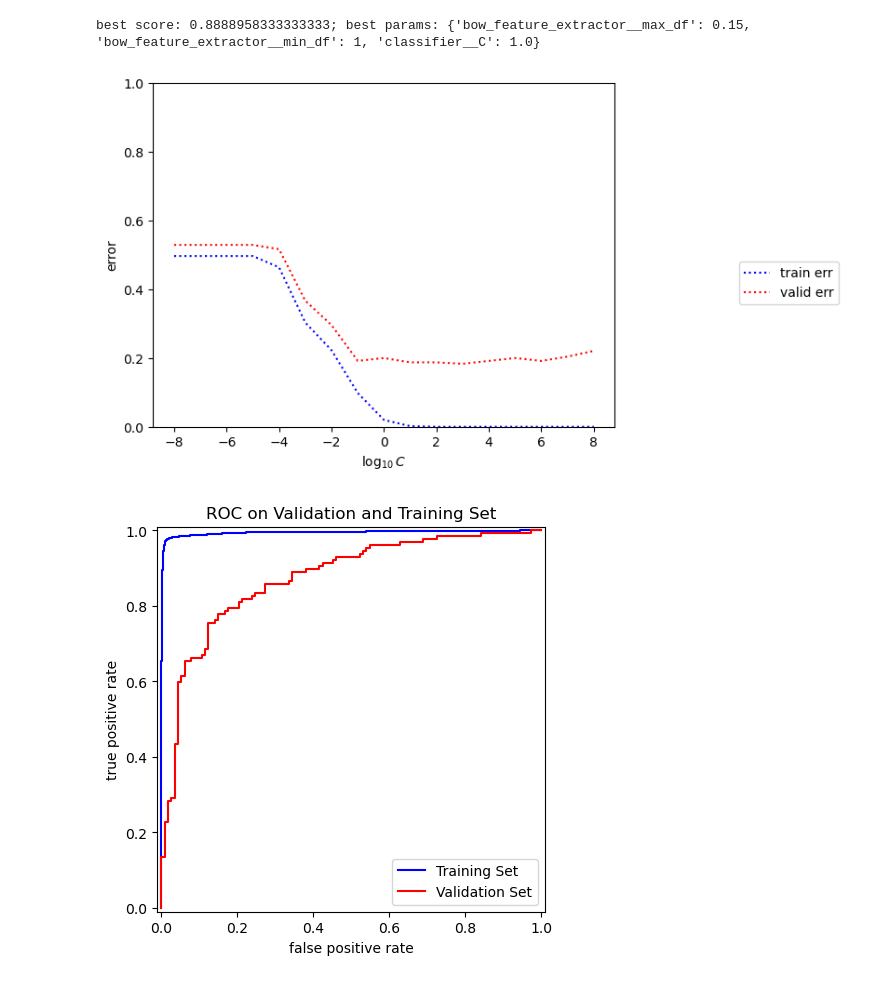
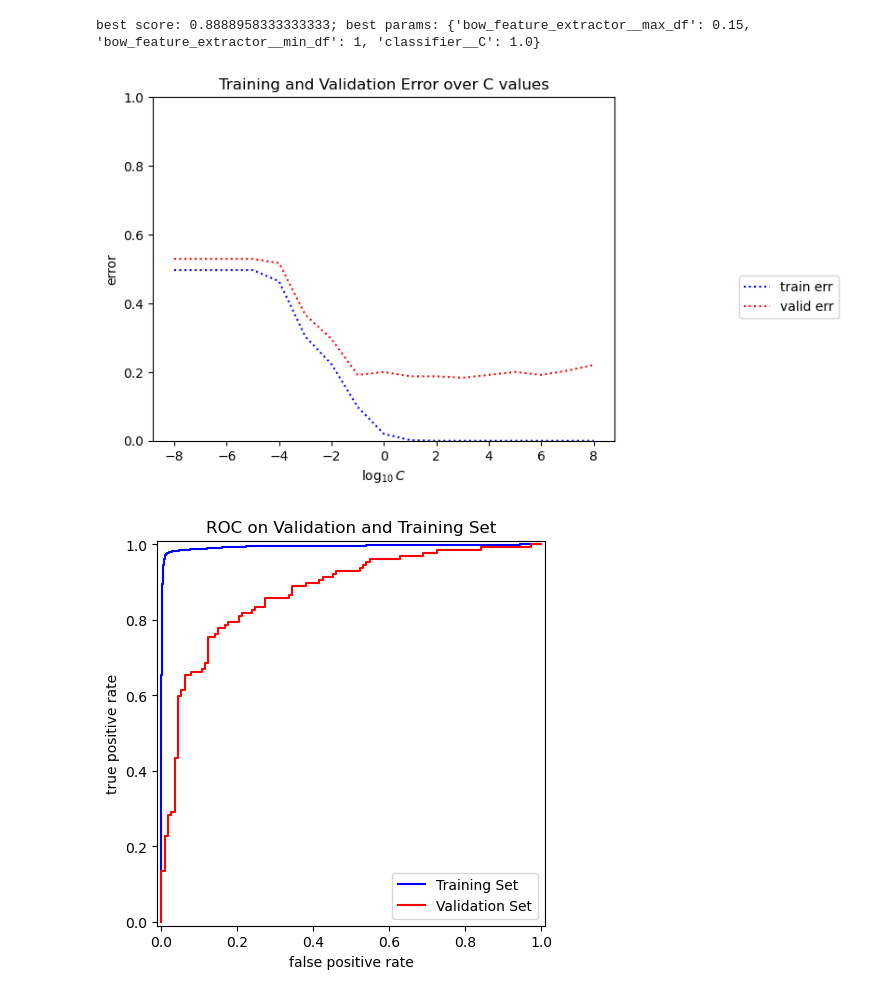
Before and after one commit to gmcgur01/sentiment-classifier, a Jupyter notebook: problem1.ipynb, the cells around one changed output. Saved outputs shown, nothing was run; the diff lists cells and outputs as text; code cells hidden in the pictures.

```diff
--- a/problemA.ipynb
+++ b/problem1.ipynb
@@ -160,16 +158,17 @@ for c in c_values:
 # %%
 # plt.plot(np.log10(c_values), train_bce, 'bs-', label='train BCE')
 # plt.plot(np.log10(c_values), valid_bce, 'rs-', label='valid BCE')
 
+plt.title("Training and Validation Error over C values");
 plt.plot(np.log10(c_values), train_error, 'b:', label='train err')
 plt.plot(np.log10(c_values), valid_error, 'r:', label='valid err')
 
 plt.ylabel('error')
 plt.xlabel("$\log_{10} C$");
 plt.legend(bbox_to_anchor=(1.5, 0.5)) # make legend outside plot
 plt.ylim([0, 1.0]);
 # %% [output]
-[figure, old version]
+[figure, new version]
 # %%
 pipeline = make_bow_classifier_pipeline(C=1.0)
 
```
Also changed, not shown: parts of 5 cells of this notebook, 6 other files.
